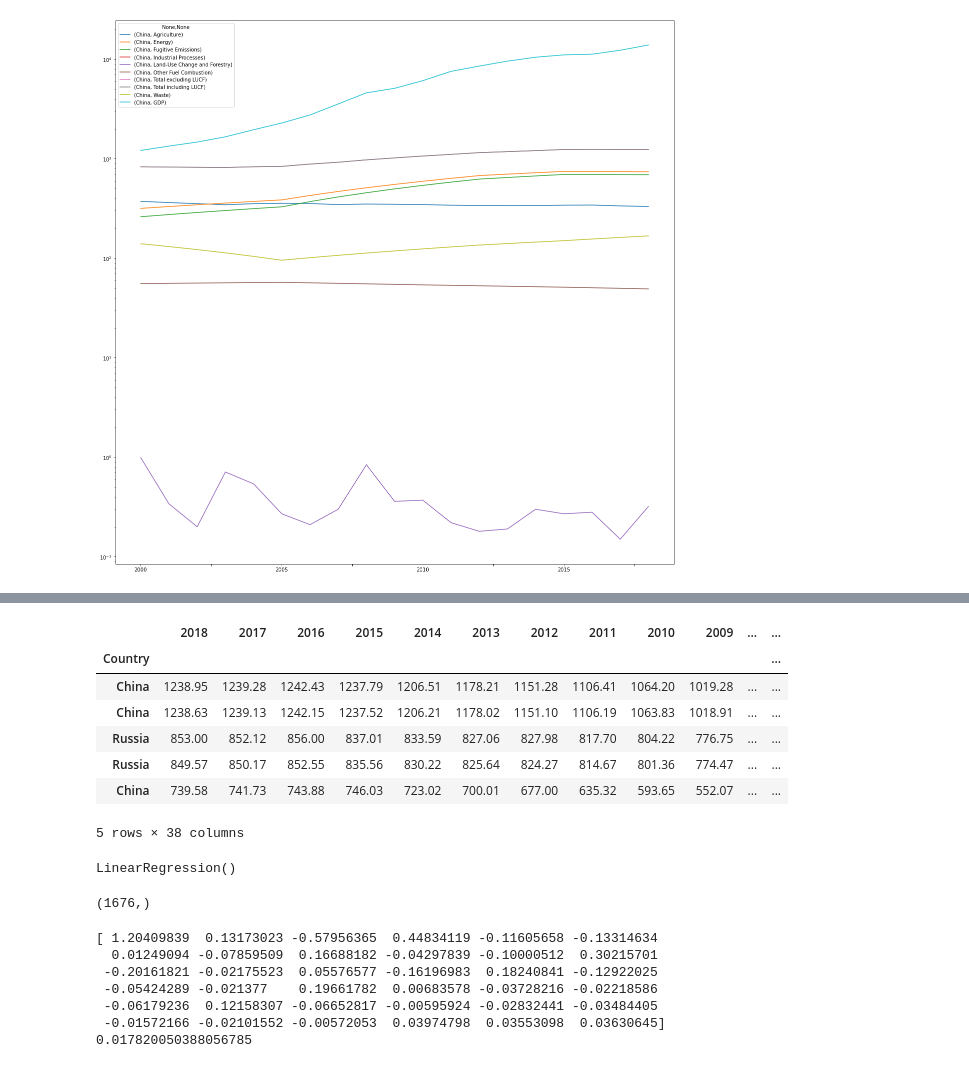
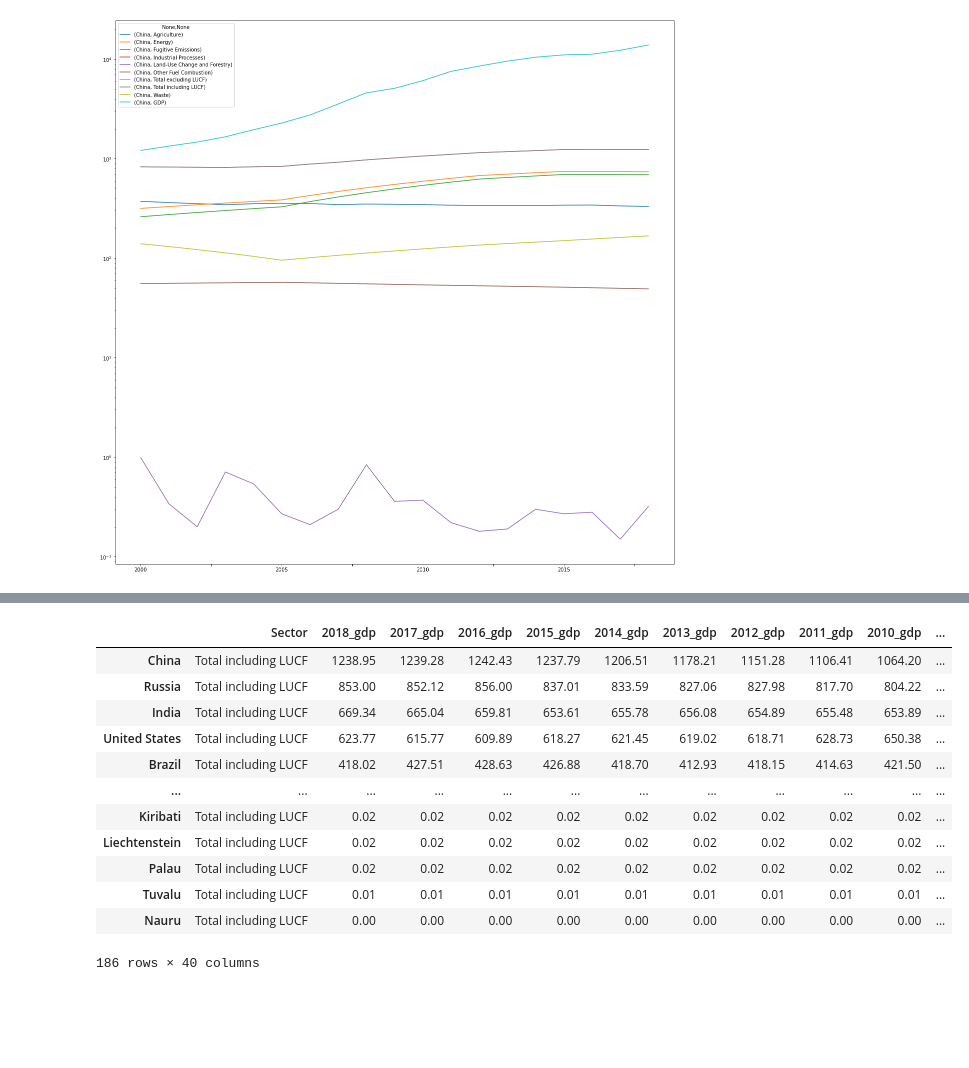
Before and after one commit to OxanaDrotieva/Methane_emissions_analysis, a Jupyter notebook: ETL.ipynb, the cells around one changed output, grey strips where cells are left out. Drawn from its saved outputs; the diff is of its cells as text; code cells hidden in the pictures; blank space fills up the shorter version.

```diff
--- a/ETL.ipynb
+++ b/ETL.ipynb
@@ -514,13 +420,0 @@ merged.transpose().corr()[merged.transpose().corr()>0.7].dropna(how='all').dropn
-# %%
-# Binary encoding Sector column
-methane_emissions_encoded = pd.get_dummies(methane_same, columns=["Sector"])
-methane_emissions_encoded.head()
-# %% [output]
-|  | 2018 | 2017 | 2016 | 2015 | 2014 | 2013 | 2012 | 2011 | 2010 | 2009 | ... | ... |
-| Country |  |  |  |  |  |  |  |  |  |  |  | ... |
-| China | 1238.95 | 1239.28 | 1242.43 | 1237.79 | 1206.51 | 1178.21 | 1151.28 | 1106.41 | 1064.20 | 1019.28 | ... | ... |
-| China | 1238.63 | 1239.13 | 1242.15 | 1237.52 | 1206.21 | 1178.02 | 1151.10 | 1106.19 | 1063.83 | 1018.91 | ... | ... |
-| Russia | 853.00 | 852.12 | 856.00 | 837.01 | 833.59 | 827.06 | 827.98 | 817.70 | 804.22 | 776.75 | ... | ... |
-| Russia | 849.57 | 850.17 | 852.55 | 835.56 | 830.22 | 825.64 | 824.27 | 814.67 | 801.36 | 774.47 | ... | ... |
-| China | 739.58 | 741.73 | 743.88 | 746.03 | 723.02 | 700.01 | 677.00 | 635.32 | 593.65 | 552.07 | ... | ... |
-5 rows × 38 columns
@@ -531,27 +421,19 @@ X = methane_emissions_encoded.drop(columns=["2018", "1990"], axis=1)
-# %%
-# Initiate linear model
-regr = linear_model.LinearRegression()
-regr.fit(X, y)
-# %% [output]
-LinearRegression()
-# %%
-# Prediction
-y_pred = regr.predict(X)
-print(y_pred.shape)
-# %% [output]
-(1676,)
-# %%
-#
-print(regr.coef_)
-print(regr.intercept_)
-# %% [output]
-[ 1.20409839  0.13173023 -0.57956365  0.44834119 -0.11605658 -0.13314634
-  0.01249094 -0.07859509  0.16688182 -0.04297839 -0.10000512  0.30215701
- -0.20161821 -0.02175523  0.05576577 -0.16196983  0.18240841 -0.12922025
- -0.05424289 -0.021377    0.19661782  0.00683578 -0.03728216 -0.02218586
- -0.06179236  0.12158307 -0.06652817 -0.00595924 -0.02832441 -0.03484405
- -0.01572166 -0.02101552 -0.00572053  0.03974798  0.03553098  0.03630645]
-0.017820050388056785
 # %%
-merged_df = methane_same.loc[methane_same['Sector']=="Total including LUCF"].merge(GDP_same, how='inner', left_index=True, right_index=True, validate="one_to_one", suffixes=["_gdp","_meth"])
+# Another way to merge the dataframes
+merged_df = methane_2000.loc[methane_2000['Sector']=="Total including LUCF"].merge(GDP_2000_normalized, how='inner', left_index=True, right_index=True, validate="one_to_one", suffixes=["_gdp","_meth"])
 #merged_df.dropna(how='any', axis=0, inplace=True)
+merged_df
+# %% [output]
+|  | Sector | 2018_gdp | 2017_gdp | 2016_gdp | 2015_gdp | 2014_gdp | 2013_gdp | 2012_gdp | 2011_gdp | 2010_gdp | ... |
+| China | Total including LUCF | 1238.95 | 1239.28 | 1242.43 | 1237.79 | 1206.51 | 1178.21 | 1151.28 | 1106.41 | 1064.20 | ... |
+| Russia | Total including LUCF | 853.00 | 852.12 | 856.00 | 837.01 | 833.59 | 827.06 | 827.98 | 817.70 | 804.22 | ... |
+| India | Total including LUCF | 669.34 | 665.04 | 659.81 | 653.61 | 655.78 | 656.08 | 654.89 | 655.48 | 653.89 | ... |
+| United States | Total including LUCF | 623.77 | 615.77 | 609.89 | 618.27 | 621.45 | 619.02 | 618.71 | 628.73 | 650.38 | ... |
+| Brazil | Total including LUCF | 418.02 | 427.51 | 428.63 | 426.88 | 418.70 | 412.93 | 418.15 | 414.63 | 421.50 | ... |
+| ... | ... | ... | ... | ... | ... | ... | ... | ... | ... | ... | ... |
+| Kiribati | Total including LUCF | 0.02 | 0.02 | 0.02 | 0.02 | 0.02 | 0.02 | 0.02 | 0.02 | 0.02 | ... |
+| Liechtenstein | Total including LUCF | 0.02 | 0.02 | 0.02 | 0.02 | 0.02 | 0.02 | 0.02 | 0.02 | 0.02 | ... |
+| Palau | Total including LUCF | 0.02 | 0.02 | 0.02 | 0.02 | 0.02 | 0.02 | 0.02 | 0.02 | 0.02 | ... |
+| Tuvalu | Total including LUCF | 0.01 | 0.01 | 0.01 | 0.01 | 0.01 | 0.01 | 0.01 | 0.01 | 0.01 | ... |
+| Nauru | Total including LUCF | 0.00 | 0.00 | 0.00 | 0.00 | 0.00 | 0.00 | 0.00 | 0.00 | 0.00 | ... |
+186 rows × 40 columns
```
Also changed, not shown: parts of 24 cells of this notebook, 1 other file.
